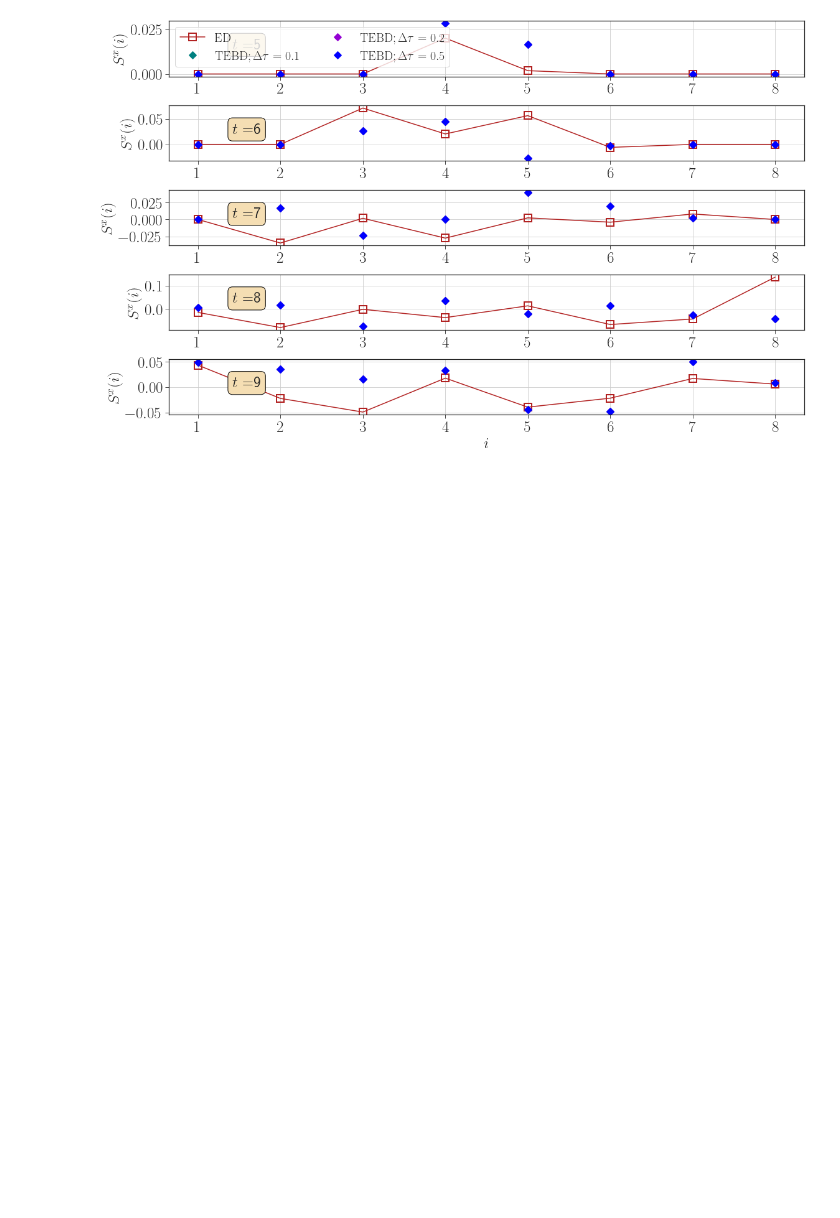
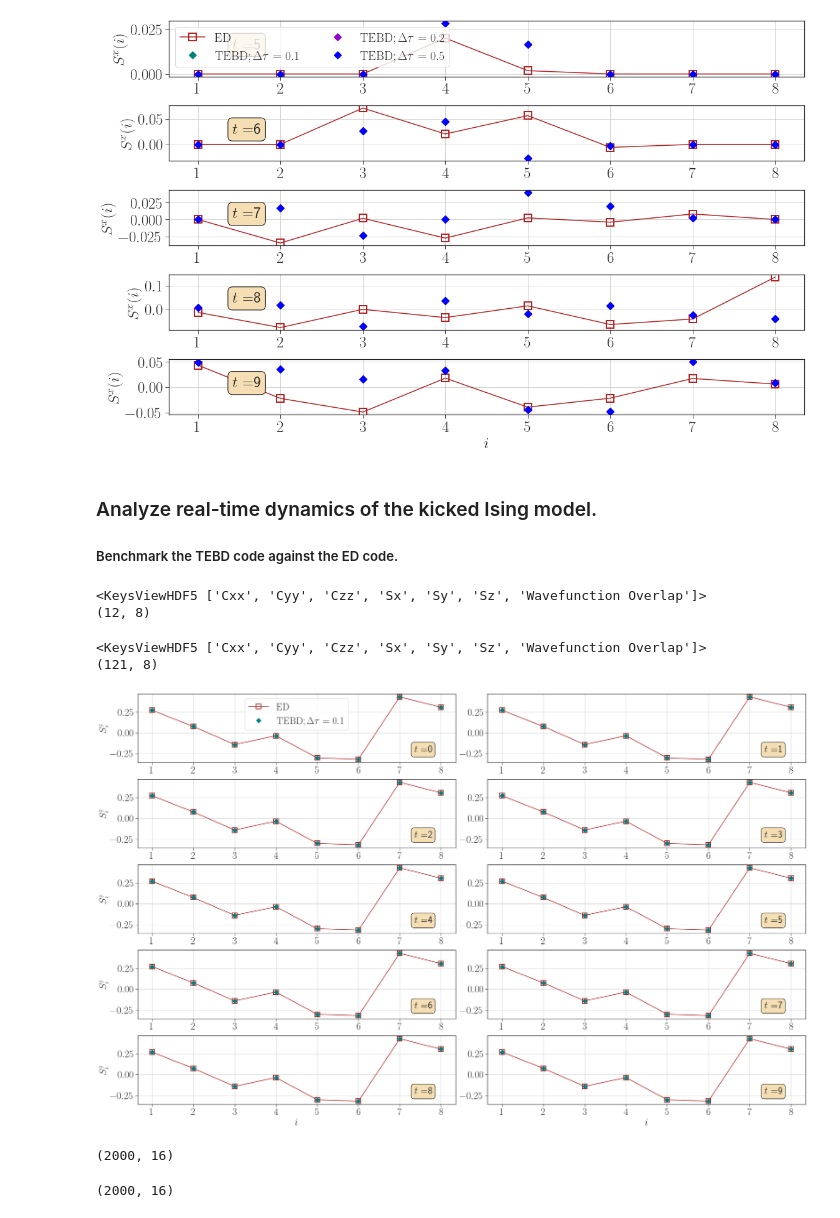
Before and after one commit to xiaobo-23/EntangledLightConeSampling, a Jupyter notebook: HQA_Data_Analysis.ipynb, the cells around one changed output. Saved outputs shown, nothing was run; the diff lists cells and outputs as text; code cells hidden in the pictures; blank space fills up the shorter version.

```diff
--- a/HQA_Data_Analysis.ipynb
+++ b/HQA_Data_Analysis.ipynb
@@ -448,3 +448,68 @@ ax1.set_xticks(np.arange(1, 9))
  <matplotlib.axis.XTick at 0x...>,
  <matplotlib.axis.XTick at 0x...>]
 [figure]
+# %% [markdown]
+### Analyze real-time dynamics of the kicked Ising model.
+##### Benchmark the TEBD code against the ED code.
+# %%
+'''
+    A simple function to extrapolate data from HDF5 file
+'''
+
+def data_extrapolation(file_name, label):
+    tmp_file = h5py.File(file_name, "r")
+    print(tmp_file.keys())
+    if label not in tmp_file.keys():
+        print("Error: key doesn't exist!")
+    else:
+        tmp_Sz = np.array(tmp_file[label]).transpose()
+    print(tmp_Sz.shape)
+    return tmp_Sz
+# %%
+Sz_ED = data_extrapolation("Data/ED_N8_h0.2_Iteration12_Longitudinal_Only_Random.h5", "Sz")
+# %% [output]
+<KeysViewHDF5 ['Cxx', 'Cyy', 'Czz', 'Sx', 'Sy', 'Sz', 'Wavefunction Overlap']>
+(12, 8)
+# %%
+Sz_TEBD = data_extrapolation("Data/TEBD_N8_h0.2_tau0.1_Longitudinal_Only_Random.h5", "Sz")
+# %% [output]
+<KeysViewHDF5 ['Cxx', 'Cyy', 'Czz', 'Sx', 'Sy', 'Sz', 'Wavefunction Overlap']>
+(121, 8)
+# %%
+'''
+    Analyze the \Delta\tau dependence of real-time dynamics for the kicked Ising model
+'''
+
+fig = plt.figure(figsize = (25, 25 * goldenRatio), tight_layout = True)
+spec = gridspec.GridSpec(nrows = 5, ncols = 2, figure = fig)
+plt.style.use('seaborn-ticks')
+
+for ind in range(10):
+    ind1 = ind // 2
+    ind2 = ind % 2
+    ax = fig.add_subplot(spec[ind1, ind2])
+    ax.plot(np.arange(1, 9), Sz_ED[ind, :].real, color = 'firebrick', marker = 's', markersize = 12, \
+         markeredgecolor = 'firebrick', markerfacecolor = 'none', markeredgewidth = 2, label = r'$\rm ED$')
+    ax.plot(np.arange(1, 9), Sz_TEBD[10 * ind, :].real, linestyle = "", color = 'teal', marker = 'D', markersize = 9, \
+         markeredgecolor = 'teal', markeredgewidth = 1, label = r'$\rm TEBD; \Delta\tau = 0.1$')
+
+    if max(Sz_ED[ind, :]) < 1E-8:
+        ax.set_ylim(-0.01, 0.01)
+
+    if ind == 0:
+        ax.legend(frameon = True, fontsize = 25, ncol = 1)
+
+    if ind2 == 0:
+        ax.set_ylabel(r'$S^{z}_{i}$', fontsize = 25)
+
+    ax.tick_params(axis = "both", which = "major", labelsize = 25)
+    ax.text(.87, .15, r'$t = $' + str(ind), \
+            transform = ax.transAxes, fontsize = 25, bbox = dict(boxstyle = "round", facecolor = 'wheat', alpha = 1.0))
+    ax.grid()
+
+    if ind1 == 4:
+        ax.set_xlabel(r'$i$', fontsize = 25)
+
+# plt.savefig('Figures/Kicked_Ising_h0.2_TEBD_ED_Benchmark_Sz_Longitudinal_Only.pdf')
+# %% [output]
+[figure, added]
@@ -450,0 +532,8 @@ ax1.set_xticks(np.arange(1, 9))
+# %%
+Sz_ave1, Sz_err1 = data_extrapolation_sample("Data/holoQUADS_Circuit_N16_h0.2_T7.0_Measure2000_Kick_Only_Test1.h5", "Sz")
+# %% [output]
+(2000, 16)
+# %%
+Sz_ave2, Sz_err2 = data_extrapolation_sample("Data/holoQUADS_Circuit_N16_h0.2_T7.0_Measure2000_Kick_Only_Test2.h5", "Sz")
+# %% [output]
+(2000, 16)
```
Also changed, not shown: parts of 8 cells of this notebook, 4 other files.
